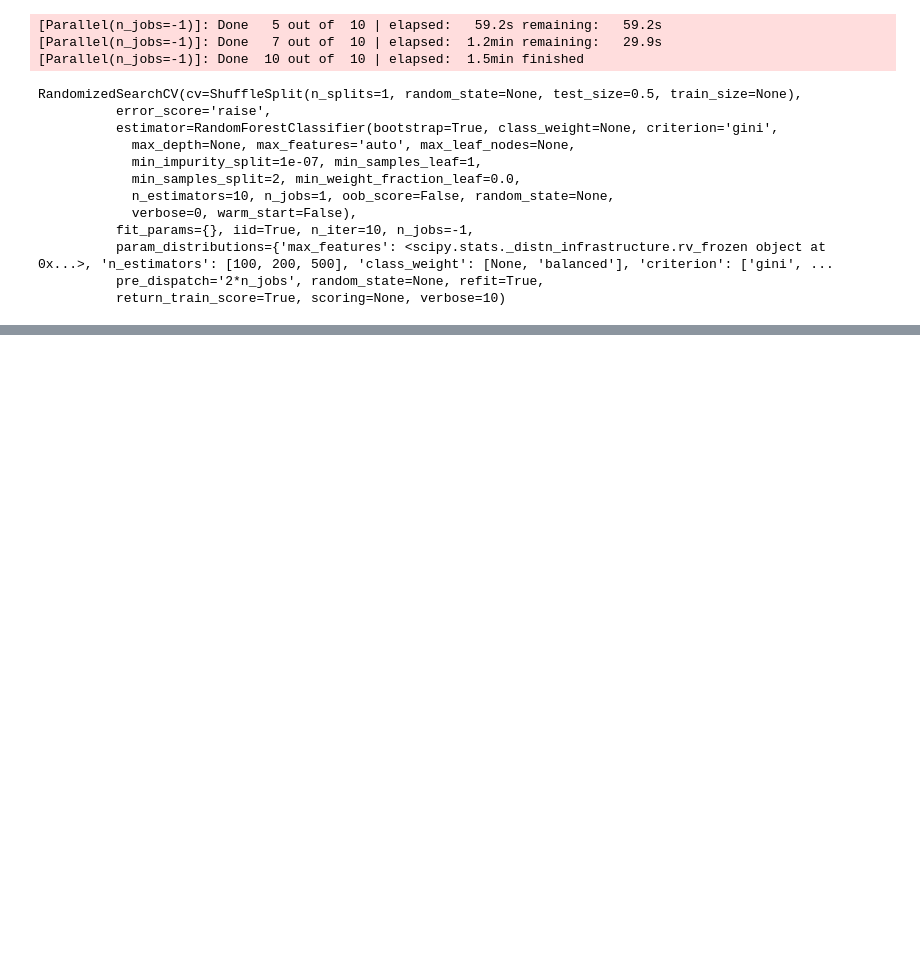
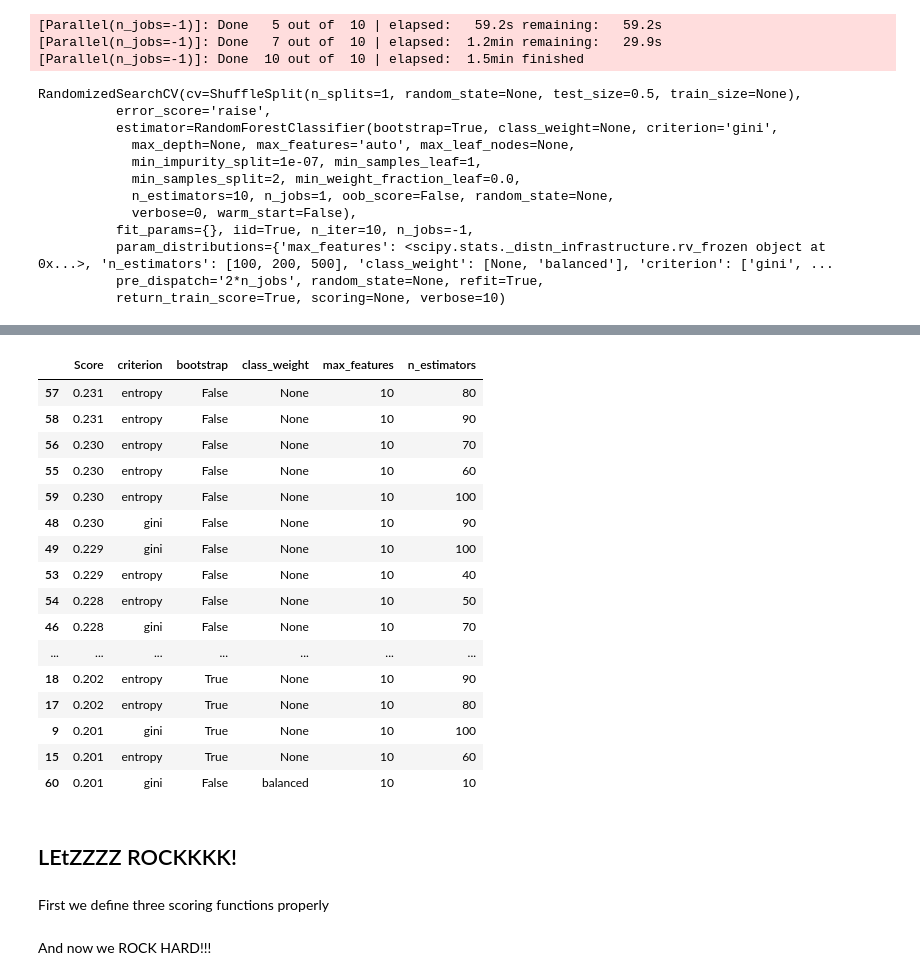
Before and after one commit to albertosm27/bloscml, a Jupyter notebook: notebooks/develop/2017-03-29-ASM-random-forest-blosc.ipynb, the cells around one changed output, grey strips where cells are left out. Saved outputs shown, nothing was run; the diff lists cells and outputs as text; code cells hidden in the pictures; blank space fills up the shorter version.

```diff
--- a/notebooks/develop/2017-03-29-ASM-random-forest-blosc.ipynb
+++ b/notebooks/develop/2017-03-29-ASM-random-forest-blosc.ipynb
@@ -256,7 +247,7 @@ from IPython.display import HTML, display
 score_param = []
 for i in range(len(grid_rfc.cv_results_['mean_test_score'])):
     if grid_rfc.cv_results_['mean_test_score'][i] > 0.19:
-        tup = (grid_rfc.cv_results_['mean_test_score'][i], grid_rfc.cv_results_['params'][i])
+        tup = (grid_rfc.cv_results_['mean_test_score'][i], grid_rfc.cv_results_['params'][i].items())
         score_param += [tup]
 display(HTML(
     '<table><tr>{}</tr></table>'.format(
@@ -311,0 +306,14 @@ RandomizedSearchCV(cv=ShuffleSplit(n_splits=1, random_state=None, test_size=0.5,
+# %%
+from sklearn.externals import joblib
+param_grid = {'n_estimators': [10, 20, 30, 40, 50, 60, 70, 80, 90, 100],
+              'criterion': ['gini', 'entropy'],
+              'bootstrap': [True, False],
+              'max_features': [10],
+              'class_weight': [None, 'balanced']}
+ss = ShuffleSplit(n_splits=5, test_size=0.5)
+rfc = RandomForestClassifier(n_jobs=-1)
+grid_rfc = GridSearchCV(estimator=rfc, param_grid=param_grid, cv=ss, verbose=1, n_jobs=-1)
+grid_rfc.fit(X, Y)
+joblib.dump(grid_rfc, 'grid_rfc_estimators.pkl')
+# To load
+# clf = joblib.load('filename.pkl')
@@ -311,0 +326,33 @@ RandomizedSearchCV(cv=ShuffleSplit(n_splits=1, random_state=None, test_size=0.5,
+# %%
+data = []
+indices = []
+for i in range(len(grid_rfc.cv_results_['mean_test_score'])):
+    if grid_rfc.cv_results_['mean_test_score'][i] > 0.20:
+        row = np.append(grid_rfc.cv_results_['mean_test_score'][i], list(grid_rfc.cv_results_['params'][i].values()))
+        data.append(row)
+        indices += [i]
+grid_best_df = pd.DataFrame(data=data,columns=['Score'] + list(grid_rfc.param_grid.keys()), index=indices)
+grid_best_df['Score'] = grid_best_df['Score'].astype(float)
+grid_best_df.sort(columns=['Score'], ascending=False)
+# %% [output]
+|  | Score | criterion | bootstrap | class_weight | max_features | n_estimators |
+| 57 | 0.231 | entropy | False | None | 10 | 80 |
+| 58 | 0.231 | entropy | False | None | 10 | 90 |
+| 56 | 0.230 | entropy | False | None | 10 | 70 |
+| 55 | 0.230 | entropy | False | None | 10 | 60 |
+| 59 | 0.230 | entropy | False | None | 10 | 100 |
+| 48 | 0.230 | gini | False | None | 10 | 90 |
+| 49 | 0.229 | gini | False | None | 10 | 100 |
+| 53 | 0.229 | entropy | False | None | 10 | 40 |
+| 54 | 0.228 | entropy | False | None | 10 | 50 |
+| 46 | 0.228 | gini | False | None | 10 | 70 |
+| ... | ... | ... | ... | ... | ... | ... |
+| 18 | 0.202 | entropy | True | None | 10 | 90 |
+| 17 | 0.202 | entropy | True | None | 10 | 80 |
+| 9 | 0.201 | gini | True | None | 10 | 100 |
+| 15 | 0.201 | entropy | True | None | 10 | 60 |
+| 60 | 0.201 | gini | False | balanced | 10 | 10 |
+# %% [markdown]
+## LEtZZZZ ROCKKKK!
+# %% [markdown]
+First we define three scoring functions properly
@@ -311,0 +397,2 @@ RandomizedSearchCV(cv=ShuffleSplit(n_splits=1, random_state=None, test_size=0.5,
+# %% [markdown]
+And now we ROCK HARD!!!
```
Also changed, not shown: parts of 12 cells of this notebook, 2 other files.
